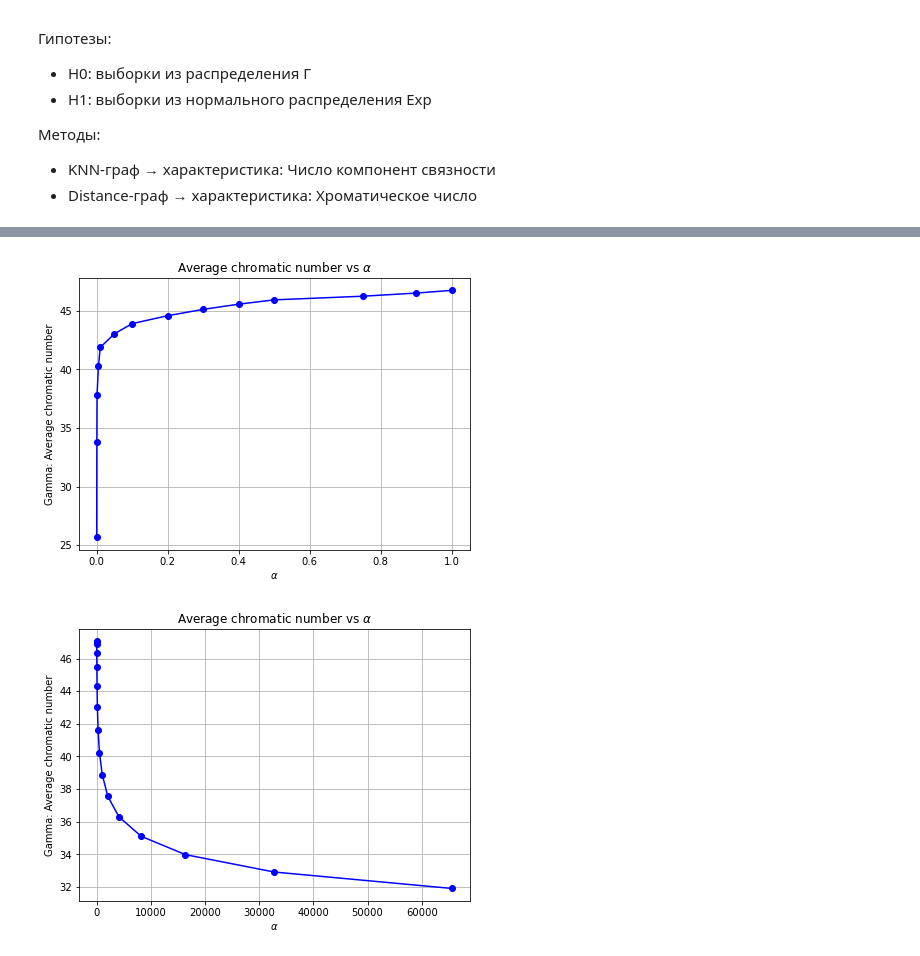
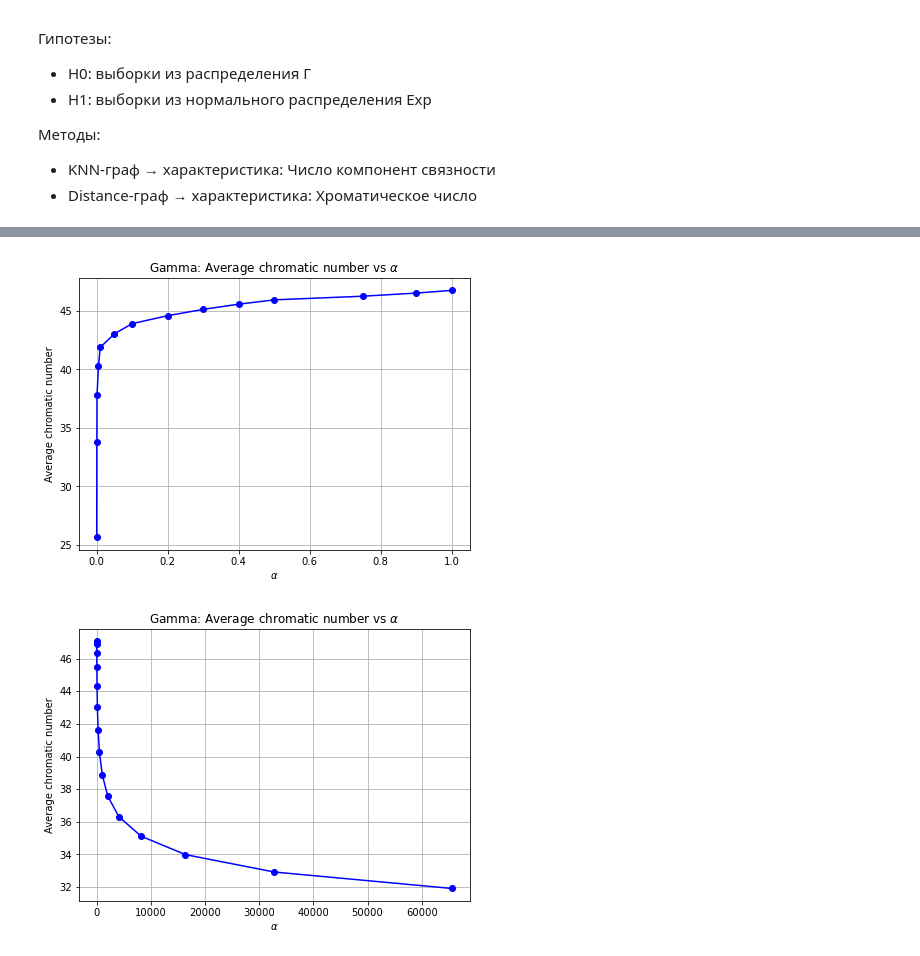
Before and after one commit to Katrysechka/dm-lab, a Jupyter notebook: notebooks/part1_experiments.ipynb, the cells around one changed output, grey strips where cells are left out. Drawn from its saved outputs; the diff is of its cells as text; code cells hidden in the pictures.

```diff
--- a/notebooks/part1_experiments.ipynb
+++ b/notebooks/part1_experiments.ipynb
@@ -99,22 +99,22 @@ for alpha in alphas:
 # %%
 plt.figure(figsize=(7, 5))
 plt.plot(alphas[:14], avg_chromatic_number[:14], marker='o', color='blue')
 plt.xlabel("$\\alpha$")
-plt.ylabel("Gamma: Average chromatic number")
-plt.title("Average chromatic number vs $\\alpha$")
+plt.ylabel("Average chromatic number")
+plt.title("Gamma: Average chromatic number vs $\\alpha$")
 plt.grid(True)
 plt.show()
 
 plt.figure(figsize=(7, 5))
 plt.plot(alphas[14:], avg_chromatic_number[14:], marker='o', color='blue')
 plt.xlabel("$\\alpha$")
-plt.ylabel("Gamma: Average chromatic number")
-plt.title("Average chromatic number vs $\\alpha$")
+plt.ylabel("Average chromatic number")
+plt.title("Gamma: Average chromatic number vs $\\alpha$")
 plt.grid(True)
 plt.show()
 # %% [output]
-[figure, old version]
+[figure, new version]
-[figure, old version]
+[figure, new version]
 # %%
 avg_chromatic_number = []
 for alpha in alphas:
```
Also changed, not shown: parts of 3 cells of this notebook.
